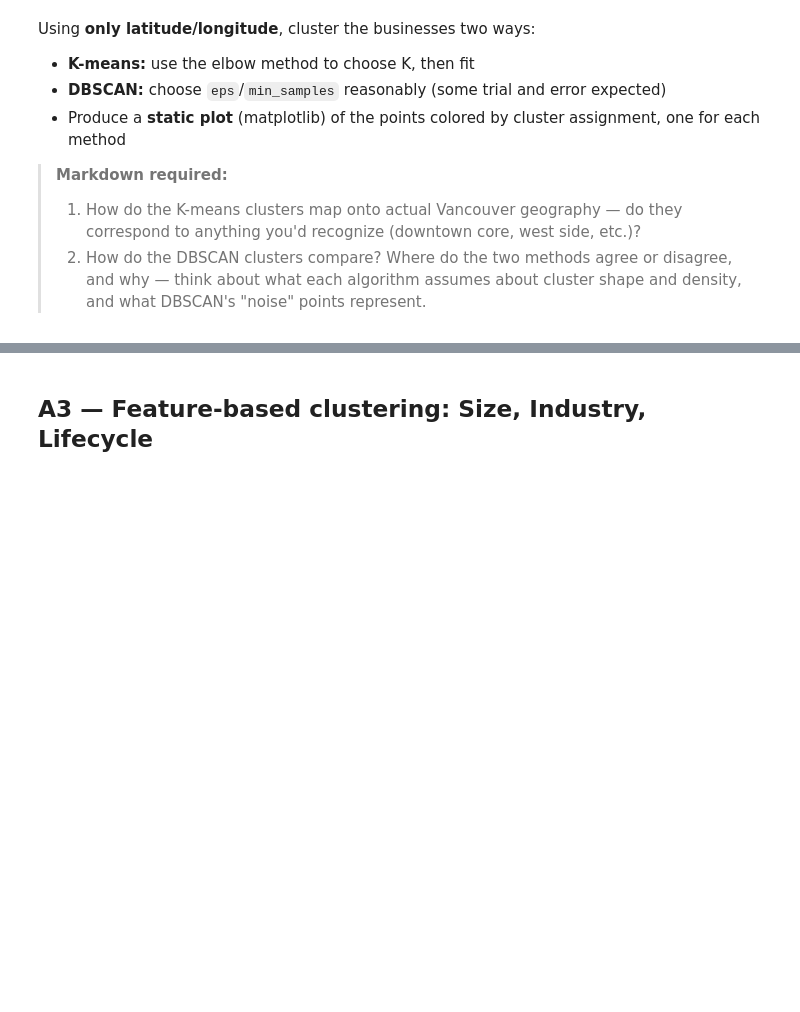
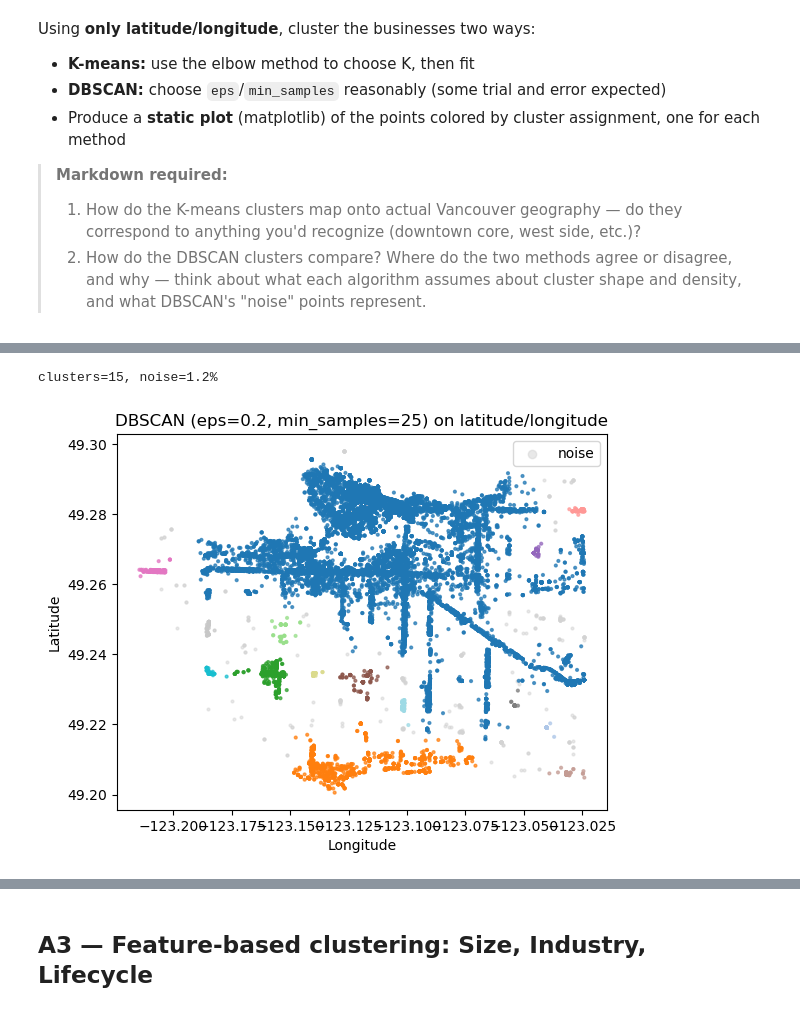
Before and after one commit to ChristianSantos2671/Santos_Christian_A03, a Jupyter notebook: iat461_a3_ChristianSantos_cjs30.ipynb, the cells around one changed output, grey strips where cells are left out. Saved outputs shown, nothing was run; the diff lists cells and outputs as text; code cells hidden in the pictures; blank space fills up the shorter version.

```diff
--- a/iat461_a3_ChristianSantos_cjs30.ipynb
+++ b/iat461_a3_ChristianSantos_cjs30.ipynb
@@ -44,0 +274,34 @@ Using **only latitude/longitude**, cluster the businesses two ways:
+# %%
+# A small radius cuts the city into too many tiny pieces, while a large radius
+# groups everything into one giant blob because Vancouver's businesses are too continuous.
+# Setting eps=0.2 and min_samples=25 gives the best balance.
+
+#BEGIN
+EPS, MIN_SAMPLES = 0.2, 25
+dbscan_geo = DBSCAN(eps=EPS, min_samples=MIN_SAMPLES)
+geo_df["dbscan_cluster"] = dbscan_geo.fit_predict(coords_scaled)
+
+n_clusters = geo_df.loc[geo_df["dbscan_cluster"] != -1, "dbscan_cluster"].nunique()
+print(f"clusters={n_clusters}, noise={(geo_df['dbscan_cluster'] == -1).mean():.1%}")
+
+plt.figure(figsize=(6, 6))
+is_noise = geo_df["dbscan_cluster"] == -1
+plt.scatter(
+    geo_df.loc[is_noise, "lon"], geo_df.loc[is_noise, "lat"],
+    c="lightgray", s=4, alpha=0.5, label="noise",
+)
+plt.scatter(
+    geo_df.loc[~is_noise, "lon"], geo_df.loc[~is_noise, "lat"],
+    c=geo_df.loc[~is_noise, "dbscan_cluster"], cmap="tab20", s=4, alpha=0.7,
+)
+plt.xlabel("Longitude")
+plt.ylabel("Latitude")
+plt.title(f"DBSCAN (eps={EPS}, min_samples={MIN_SAMPLES}) on latitude/longitude")
+plt.gca().set_aspect(1.5)
+plt.legend(markerscale=3)
+plt.tight_layout()
+plt.show()
+#END
+# %% [output]
+clusters=15, noise=1.2%
+[figure, added]
```
Also changed, not shown: parts of 20 cells of this notebook, 2 other files.
